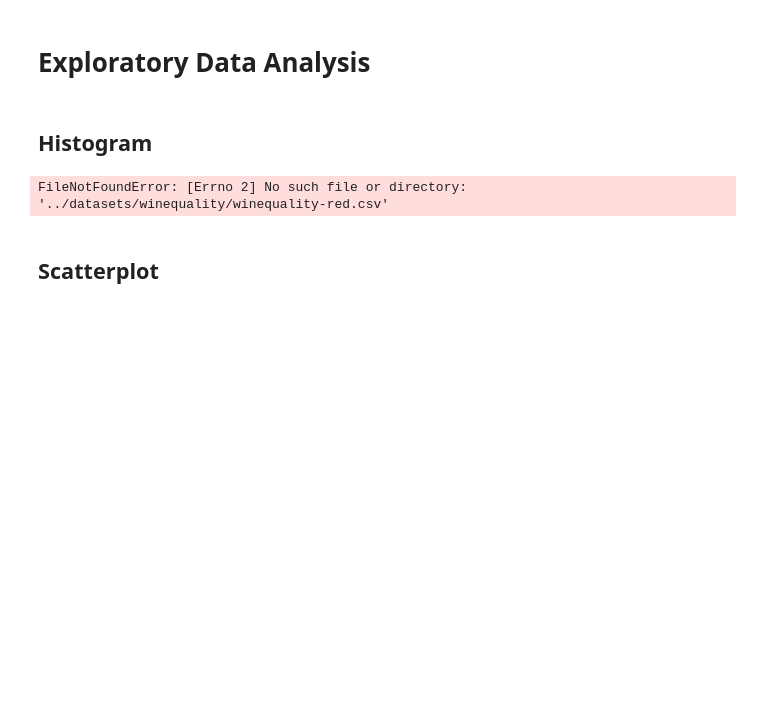
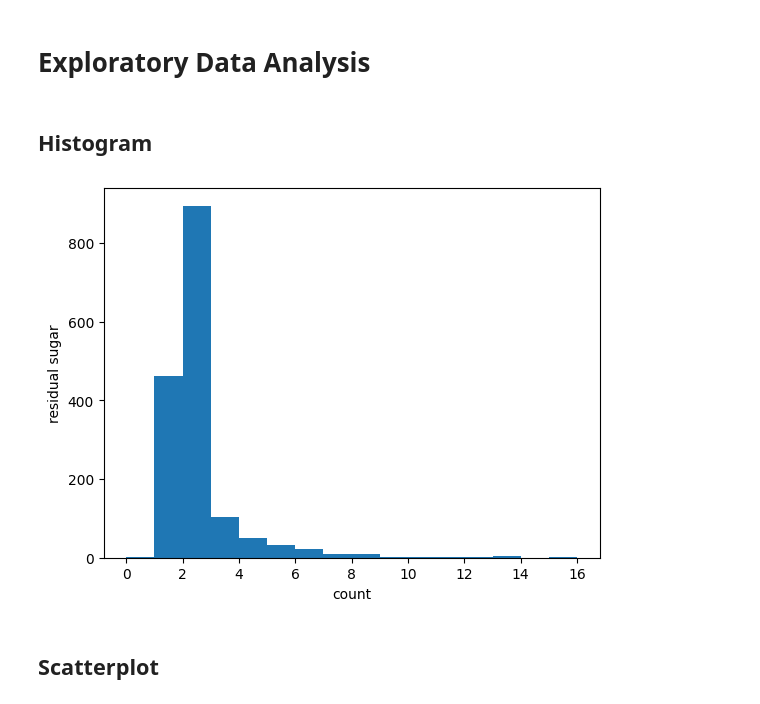
Before and after one commit to mas940/data-analysis-taller, a Jupyter notebook: testing_grounds/day2/eda.ipynb, the cells around one changed output. Cells and saved outputs as stored; diff of their text form; code cells hidden in the pictures; blank space fills up the shorter version.

```diff
--- a/testing_grounds/day2/eda.ipynb
+++ b/testing_grounds/day2/eda.ipynb
@@ -10,19 +10,19 @@ import matplotlib.pyplot as plt
 ## Histogram
 # %%
 # read dataset
-#df = pd.read_csv('../datasets/winequality/winequality-red.csv',
+df = pd.read_csv('datasets/winequality-red.csv',
                  sep=';')
 
 # create histogram
 bin_edges = np.arange(0, df['residual sugar'].max() + 1, 1)
 fig = plt.hist(df['residual sugar'], bins=bin_edges)
 
 # add plot labels
 plt.xlabel('count')
 plt.ylabel('residual sugar')
 plt.show()
 # %% [output]
-FileNotFoundError: [Errno 2] No such file or directory: '../datasets/winequality/winequality-red.csv'
+[figure, added]
 # %% [markdown]
 ## Scatterplot
 # %%
```
Also changed, not shown: parts of 1 cell of this notebook.
